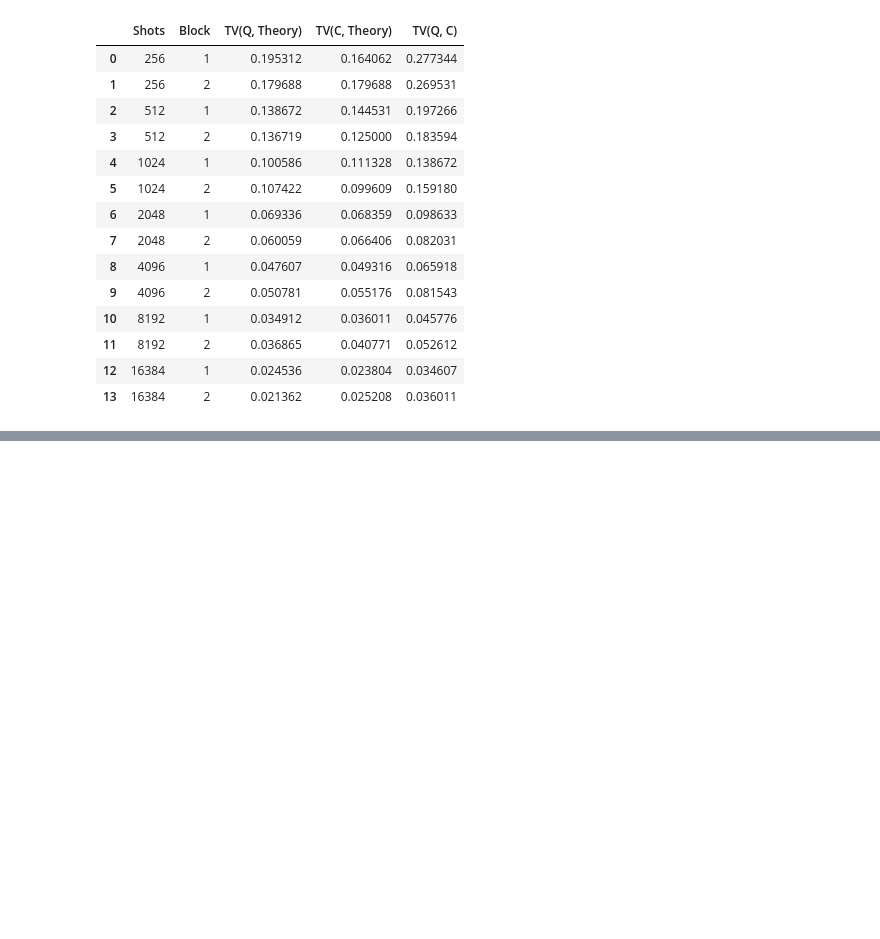
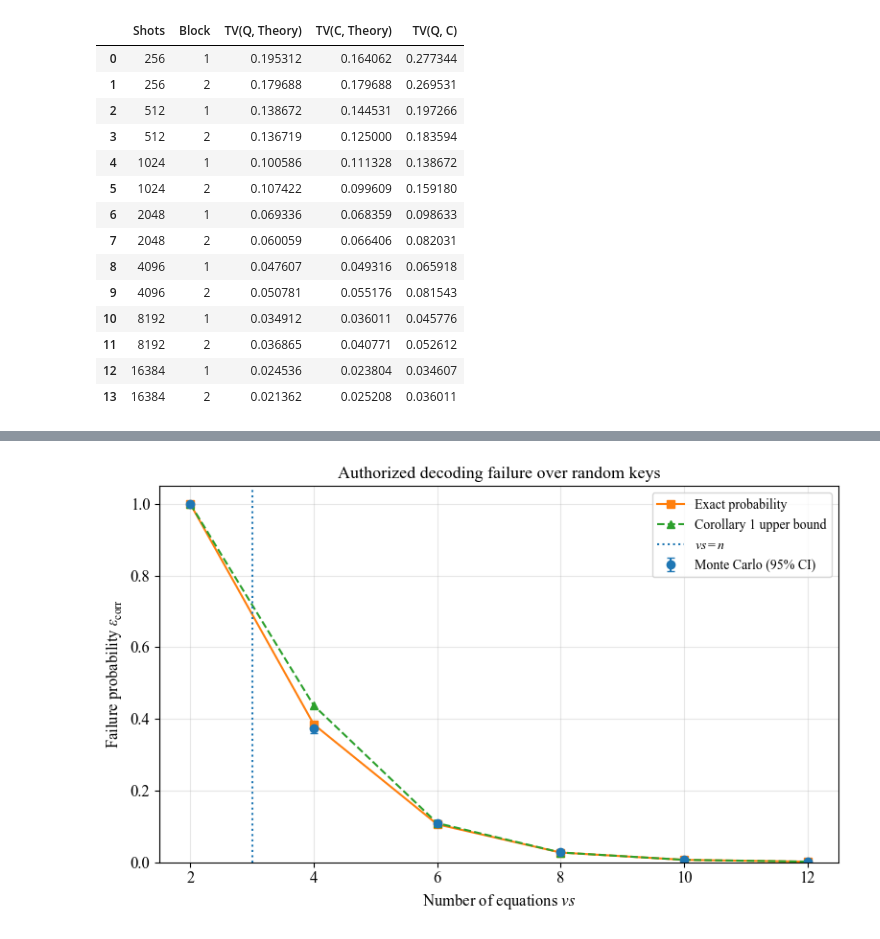
Before and after one commit to NesyaLab/ISCAS2027, a Jupyter notebook: notebooks/Circuit_level_inversion_security_LCU.ipynb, the cells around one changed output, grey strips where cells are left out. Saved outputs shown, nothing was run; the diff lists cells and outputs as text; code cells hidden in the pictures; blank space fills up the shorter version.

```diff
--- a/notebooks/Circuit_level_inversion_security_LCU.ipynb
+++ b/notebooks/Circuit_level_inversion_security_LCU.ipynb
@@ -1461,0 +1511,82 @@ inversion security.
+# %%
+# ============================================================
+# COROLLARY 1 — FAILURE PROBABILITY FIGURE
+# ============================================================
+
+def wilson_interval(k, trials, z=1.96):
+    """Wilson confidence interval for a binomial proportion."""
+    p = k / trials
+    denominator = 1 + z**2 / trials
+    center = (p + z**2 / (2 * trials)) / denominator
+
+    half_width = (
+        z * np.sqrt(
+            p * (1 - p) / trials
+            + z**2 / (4 * trials**2)
+        ) / denominator
+    )
+
+    return max(0.0, center - half_width), min(
+        1.0, center + half_width
+    )
+
+
+intervals = [
+    wilson_interval(k, TRIALS)
+    for k in failure_df["Failures"]
+]
+
+lower_errors = [
+    p - interval[0]
+    for p, interval in zip(failure_df["Empirical"], intervals)
+]
+
+upper_errors = [
+    interval[1] - p
+    for p, interval in zip(failure_df["Empirical"], intervals)
+]
+
+fig, ax = plt.subplots(figsize=(8, 5))
+
+ax.errorbar(
+    failure_df["nu*s"],
+    failure_df["Empirical"],
+    yerr=[lower_errors, upper_errors],
+    fmt="o",
+    capsize=3,
+    label="Monte Carlo (95% CI)",
+)
+
+ax.plot(
+    failure_df["nu*s"],
+    failure_df["Exact"],
+    "s-",
+    label="Exact probability",
+)
+
+ax.plot(
+    failure_df["nu*s"],
+    failure_df["Corollary 1"],
+    "^--",
+    label="Corollary 1 upper bound",
+)
+
+ax.axvline(
+    N,
+    linestyle=":",
+    label=r"$\nu s=n$",
+)
+
+ax.set_xticks(failure_df["nu*s"])
+ax.set_xlabel(r"Number of equations $\nu s$")
+ax.set_ylabel(r"Failure probability $\epsilon_{\mathrm{corr}}$")
+ax.set_title("Authorized decoding failure over random keys")
+
+ax.set_ylim(0, 1.05)
+ax.grid(alpha=0.3)
+ax.legend()
+
+plt.tight_layout()
+save_pdf(fig, "corollary_1_decoding_failure")
+plt.show()
+# %% [output]
@@ -1461,0 +1594 @@ inversion security.
+[figure, added]
```
Also changed, not shown: parts of 23 cells of this notebook, 1 other file.
